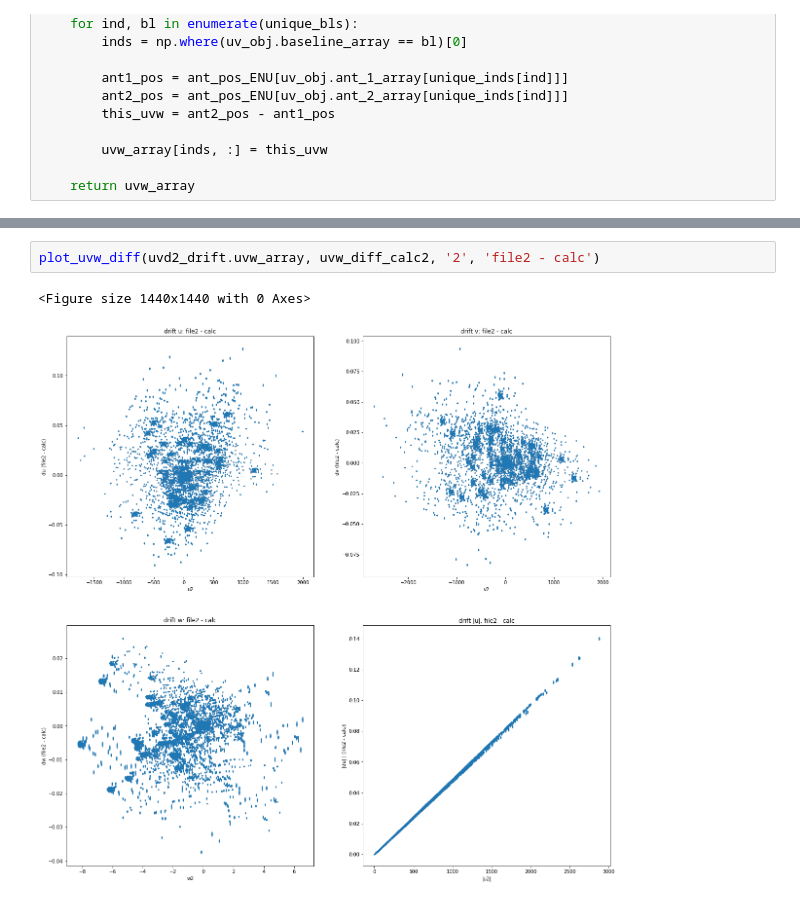
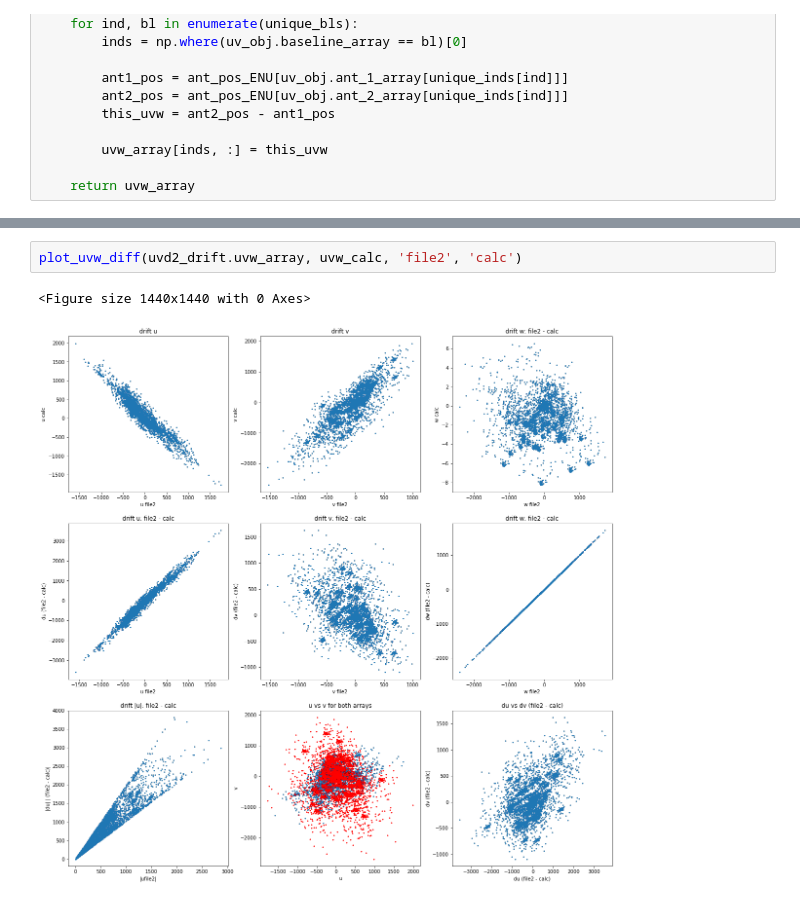
Before and after one commit to bhazelton/random_stuff, a Jupyter notebook: jupyter_notebooks/external_phasing_test.ipynb, the cells around one changed output, grey strips where cells are left out. Cells and saved outputs as stored; diff of their text form.

```diff
--- a/jupyter_notebooks/external_phasing_test.ipynb
+++ b/jupyter_notebooks/external_phasing_test.ipynb
@@ -144,5 +226,5 @@ plot_uvw_diff(uvd1_drift.uvw_array, uvw_diff_calc1, '1', 'file1 - calc')
 # %%
-plot_uvw_diff(uvd2_drift.uvw_array, uvw_diff_calc2, '2', 'file2 - calc')
+plot_uvw_diff(uvd2_drift.uvw_array, uvw_calc, 'file2', 'calc')
 # %% [output]
 <Figure size 1440x1440 with 0 Axes>
-[figure, old version]
+[figure, new version]
```
Also changed, not shown: parts of 21 cells of this notebook.
